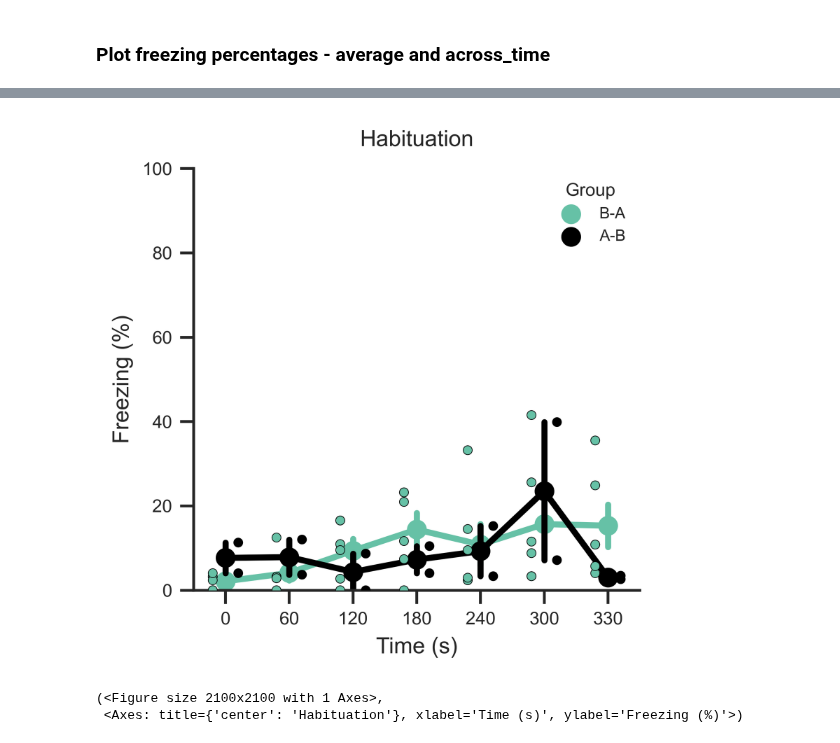
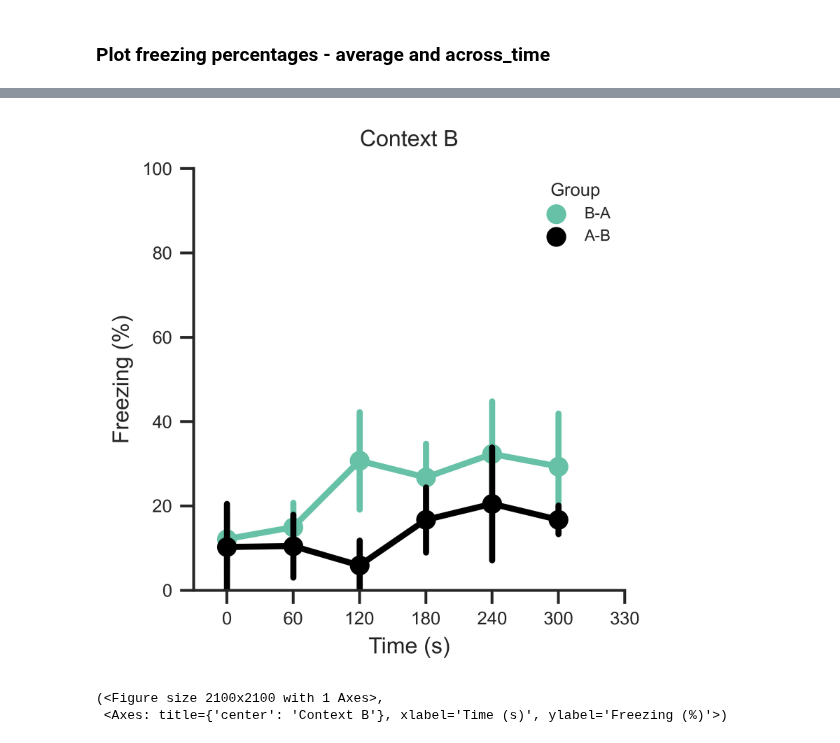
Before and after one commit to rsenne/dCA1_Paper, a Jupyter notebook: onep/Rebecca_Paper_Figures/Rebecca_Analyzes_dCA1_Behavior.ipynb, the cells around one changed output, grey strips where cells are left out. Saved outputs shown, nothing was run; the diff lists cells and outputs as text; code cells hidden in the pictures.

```diff
--- a/onep/Rebecca_Paper_Figures/Rebecca_Analyzes_dCA1_Behavior.ipynb
+++ b/onep/Rebecca_Paper_Figures/Rebecca_Analyzes_dCA1_Behavior.ipynb
@@ -8,7 +8,7 @@ import scipy
 %matplotlib inline
 # %%
 # Mice grouped by sex and ID
-female_mice = [f"astroF{i}" for i in [3, 5, 6, 7, 8, 9, 10, 11]]
+female_mice = [f"astroF{i}" for i in [3, 5, 6, 7, 8, 9, 10]]
 male_mice = [f"astroM{i}" for i in range(3, 11)]
 
 # Combine and tag sex
@@ -166,8 +164,7 @@ mouse_to_group = {
     'astroF7': 'A-B',
     'astroF8': 'B-A',
     'astroF9': 'B-A',
-    'astroF10': 'B-A',
-    'astroF11': 'B-A',
+    'astroF10': 'B-A'
 }
 # %%
 for df in [df_fc, df_A, df_B, df_hab]:
@@ -269,9 +266,9 @@ def plot_freezing_across_time(df, title="", save_path=None):
     sns.pointplot(x='bin', y='freezing_percentage', hue='Group', data=df,
                   errorbar='se', ax=ax)
 
-    sns.stripplot(x='bin', y='freezing_percentage', hue='Group', data=df,
-                  jitter=False, size=4, linewidth=0.3, edgecolor='black',
-                  dodge=True, ax=ax)
+    # sns.stripplot(x='bin', y='freezing_percentage', hue='Group', data=df,
+    #               jitter=False, size=4, linewidth=0.3, edgecolor='black',
+    #               dodge=True, ax=ax)
 
     ax.set_ylabel("Freezing (%)", fontsize=10)
     ax.set_xlabel("Time (s)", fontsize=10)
@@ -296,11 +293,11 @@ def plot_freezing_across_time(df, title="", save_path=None):
     plt.show()
     return fig, ax
 # %%
-plot_freezing_across_time(df_hab, title='Habituation', save_path=r'/Users/suthardr/Desktop/Revision Plots/habituation_freezing_time_bygroup.svg')
+plot_freezing_across_time(df_B, title='Context B', save_path=r'/Users/suthardr/Desktop/Revision Plots/cxtb_freezing_time_bygroup_clean.svg')
 # %% [output]
-[figure, old version]
+[figure, new version]
 (<Figure size 2100x2100 with 1 Axes>,
- <Axes: title={'center': 'Habituation'}, xlabel='Time (s)', ylabel='Freezing (%)'>)
+ <Axes: title={'center': 'Context B'}, xlabel='Time (s)', ylabel='Freezing (%)'>)
 # %%
 plot_avg_freezing(df_avg_all, title="Average Freezing per Session", save_path=r'/Users/suthardr/Desktop/Revision Plots/allsessions_freezing_bygroup.svg')
 # %% [output]
```
Also changed, not shown: parts of 9 cells of this notebook, 5 other files.
